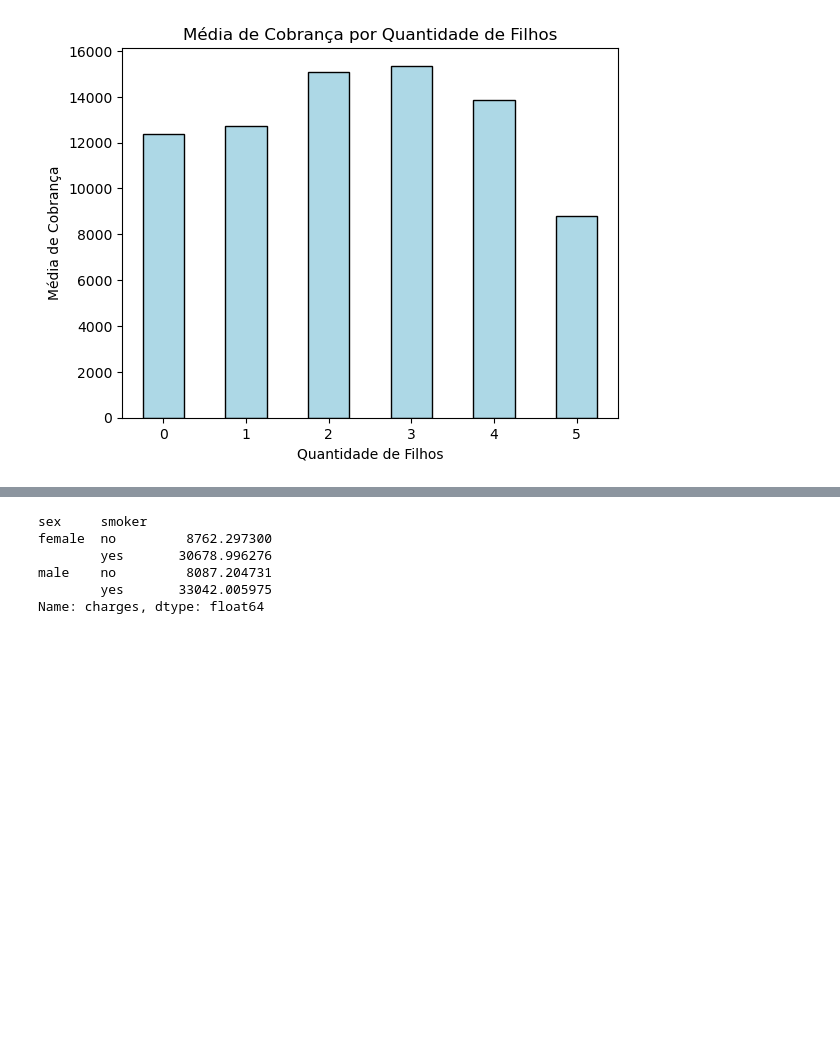
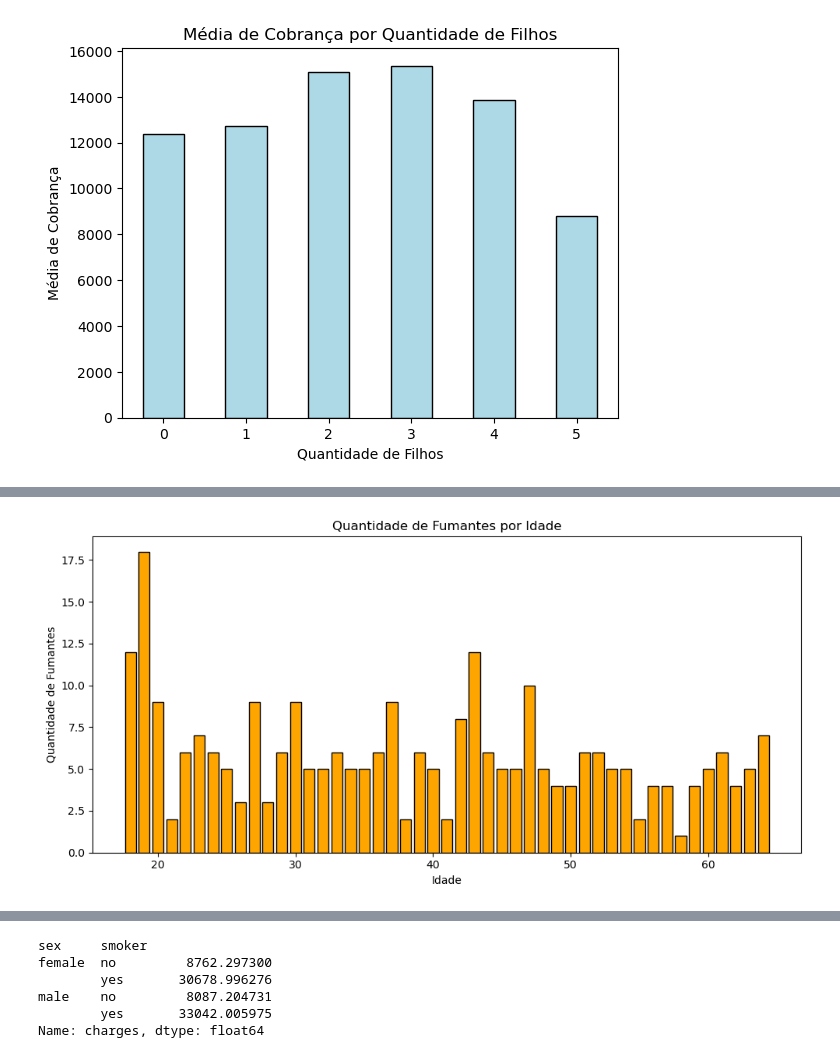
Before and after one commit to thiagofernandes101/ProjetosFiap, a Jupyter notebook: TechChallenge/Fase1/health_insurance/health_insurance.ipynb, the cells around one changed output, grey strips where cells are left out. Cells and saved outputs as stored; diff of their text form; code cells hidden in the pictures; blank space fills up the shorter version.

```diff
--- a/TechChallenge/Fase1/health_insurance/health_insurance.ipynb
+++ b/TechChallenge/Fase1/health_insurance/health_insurance.ipynb
@@ -265,0 +318,14 @@ Name: charges, dtype: float64
+# %%
+# Quantidade de fumantes por idade
+
+smokers_by_age = dataset[dataset['smoker'] == 'yes']['age'].value_counts().sort_index()
+
+plt.figure(figsize=(10, 5))
+plt.bar(smokers_by_age.index, smokers_by_age.values, color='orange', edgecolor='black')
+plt.title('Quantidade de Fumantes por Idade')
+plt.xlabel('Idade')
+plt.ylabel('Quantidade de Fumantes')
+plt.tight_layout()
+plt.show()
+# %% [output]
+[figure, added]
```
Also changed, not shown: parts of 33 cells of this notebook.
